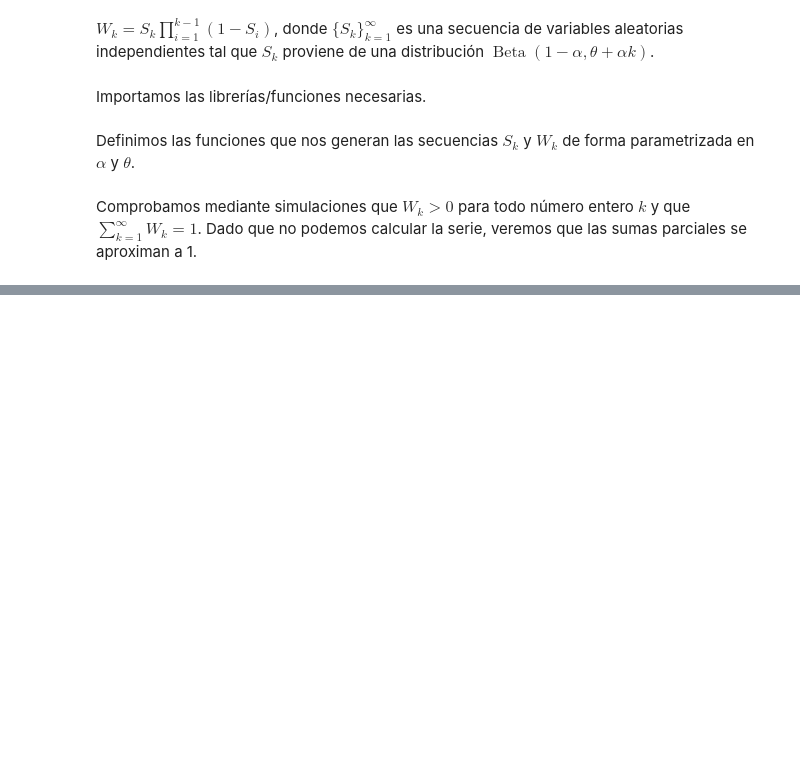
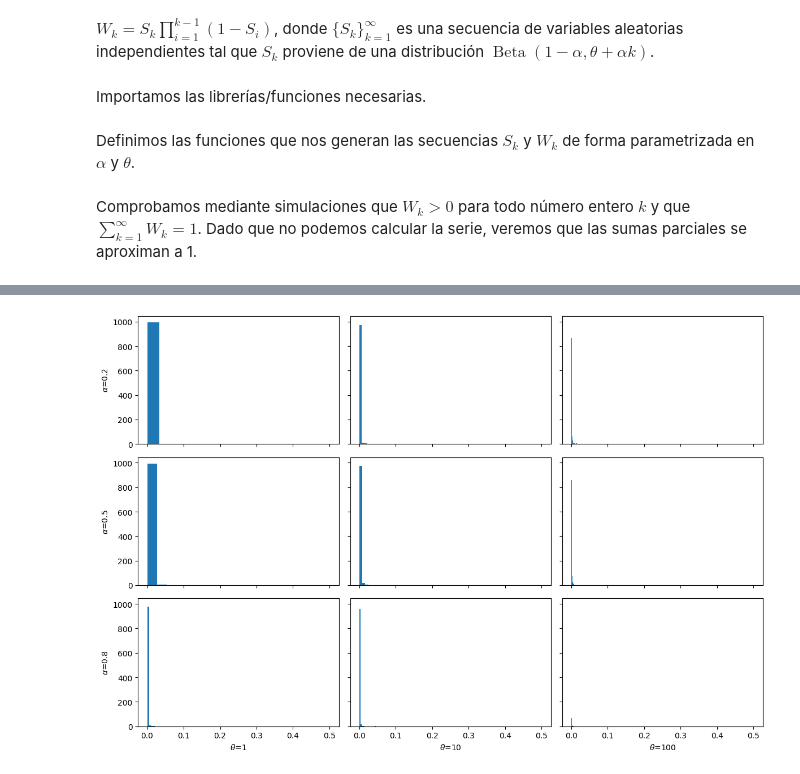
Before and after one commit to AlejandroVillazonG/MAT468, a Jupyter notebook: certamen/P3/P3_a.ipynb, the cells around one changed output, grey strips where cells are left out. Saved outputs shown, nothing was run; the diff lists cells and outputs as text; code cells hidden in the pictures; blank space fills up the shorter version.

```diff
--- a/certamen/P3/P3_a.ipynb
+++ b/certamen/P3/P3_a.ipynb
@@ -39,0 +55,20 @@ plt.xlabel('Largo secuencia');
+# %%
+num_rows = len(alphas)
+num_cols = len(thetas)
+
+fig, axes = plt.subplots(num_rows, num_cols, figsize=(12, 8), sharey=True, sharex=True)
+
+for i, alpha in enumerate(alphas):
+    for j, theta in enumerate(thetas):
+        data = simular_seq_W_k(k, alpha, theta)
+        axes[i, j].hist(data, bins=15)
+
+        if i == num_rows-1:
+            axes[i, j].set_xlabel(f'$\\theta$={theta}')
+        if j == 0:
+            axes[i, j].set_ylabel(f'$\\alpha$={alpha}')
+
+fig.tight_layout()
+plt.show()
+# %% [output]
+[figure, added]
```
Also changed, not shown: parts of 6 cells of this notebook.
